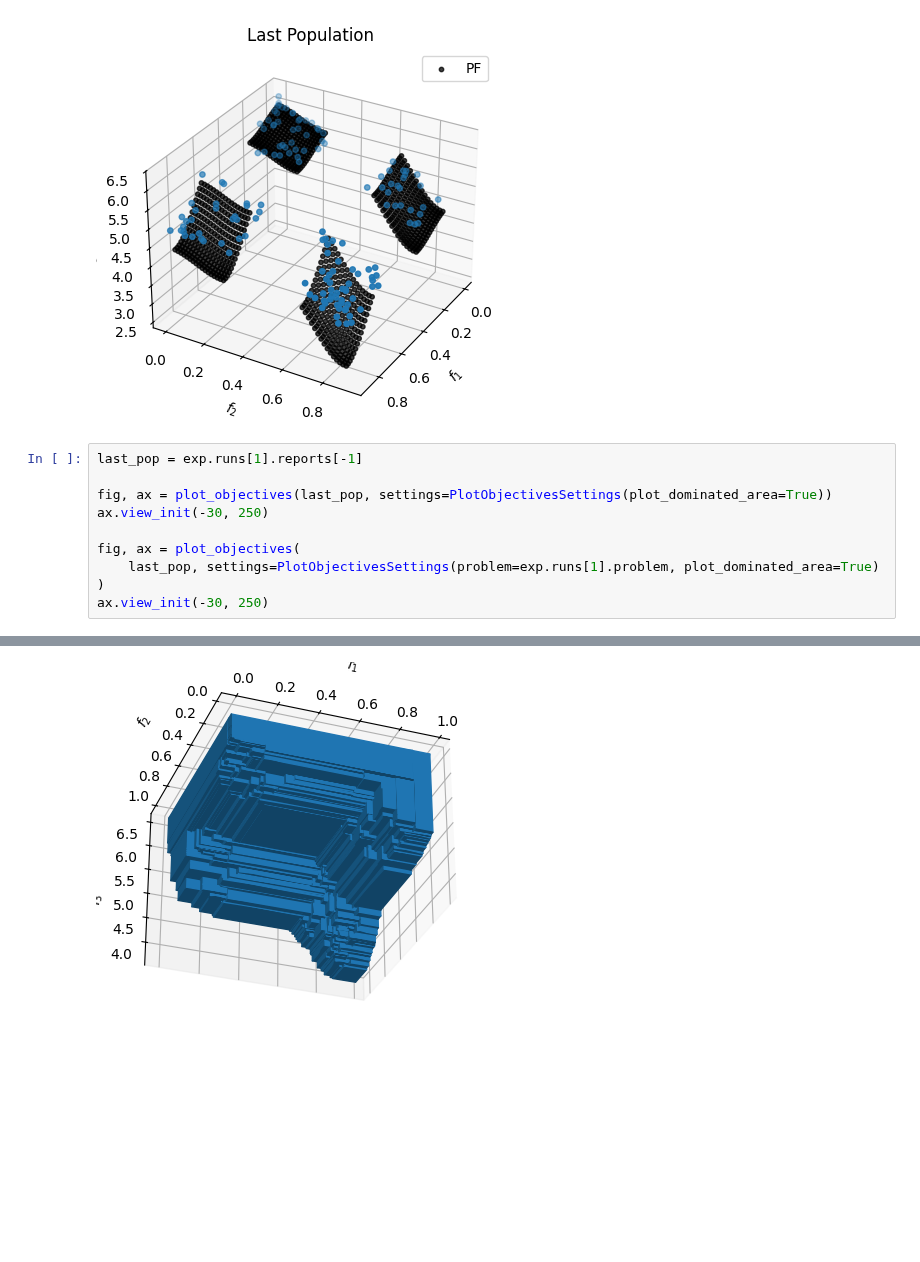
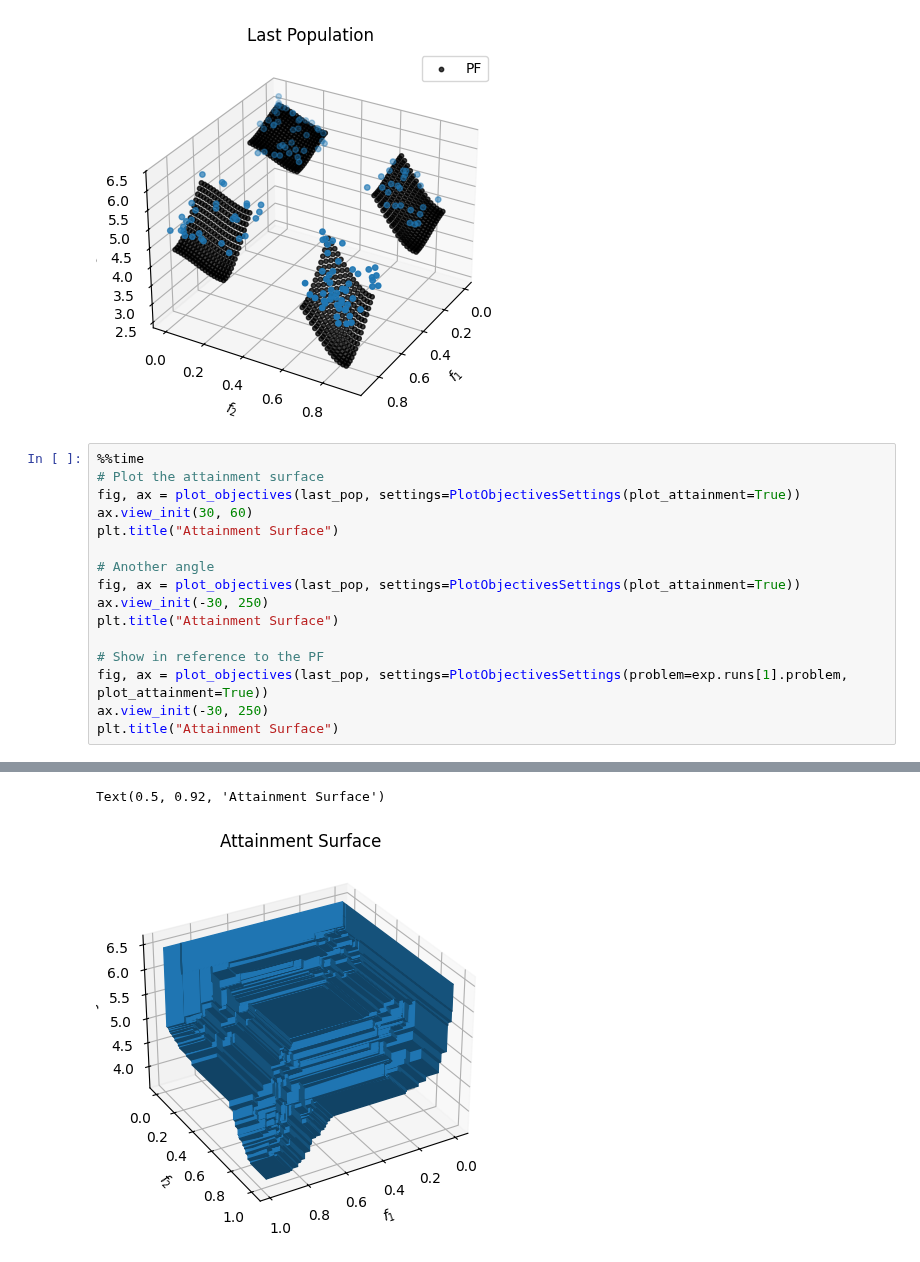
Before and after one commit to electronsandstuff/ParetoBench, a Jupyter notebook: example_notebooks/plotting.ipynb, the cells around one changed output, grey strips where cells are left out. Drawn from its saved outputs; the diff is of its cells as text; blank space fills up the shorter version.

```diff
--- a/example_notebooks/plotting.ipynb
+++ b/example_notebooks/plotting.ipynb
@@ -110,13 +110,19 @@ plt.title("Last Population")
 Text(0.5, 0.92, 'Last Population')
 [figure]
 # %%
-last_pop = exp.runs[1].reports[-1]
+%%time
+# Plot the attainment surface
+fig, ax = plot_objectives(last_pop, settings=PlotObjectivesSettings(plot_attainment=True))
+ax.view_init(30, 60)
+plt.title("Attainment Surface")
 
-fig, ax = plot_objectives(last_pop, settings=PlotObjectivesSettings(plot_dominated_area=True))
+# Another angle
+fig, ax = plot_objectives(last_pop, settings=PlotObjectivesSettings(plot_attainment=True))
 ax.view_init(-30, 250)
+plt.title("Attainment Surface")
 
-fig, ax = plot_objectives(
-    last_pop, settings=PlotObjectivesSettings(problem=exp.runs[1].problem, plot_dominated_area=True)
-)
+# Show in reference to the PF
+fig, ax = plot_objectives(last_pop, settings=PlotObjectivesSettings(problem=exp.runs[1].problem, plot_attainment=True))
 ax.view_init(-30, 250)
+plt.title("Attainment Surface")
 # %% [output]
@@ -123 +131,2 @@ ax.view_init(-30, 250)
+Text(0.5, 0.92, 'Attainment Surface')
-[figure, old version]
+[figure, new version]
```
Also changed, not shown: parts of 1 cell of this notebook.
